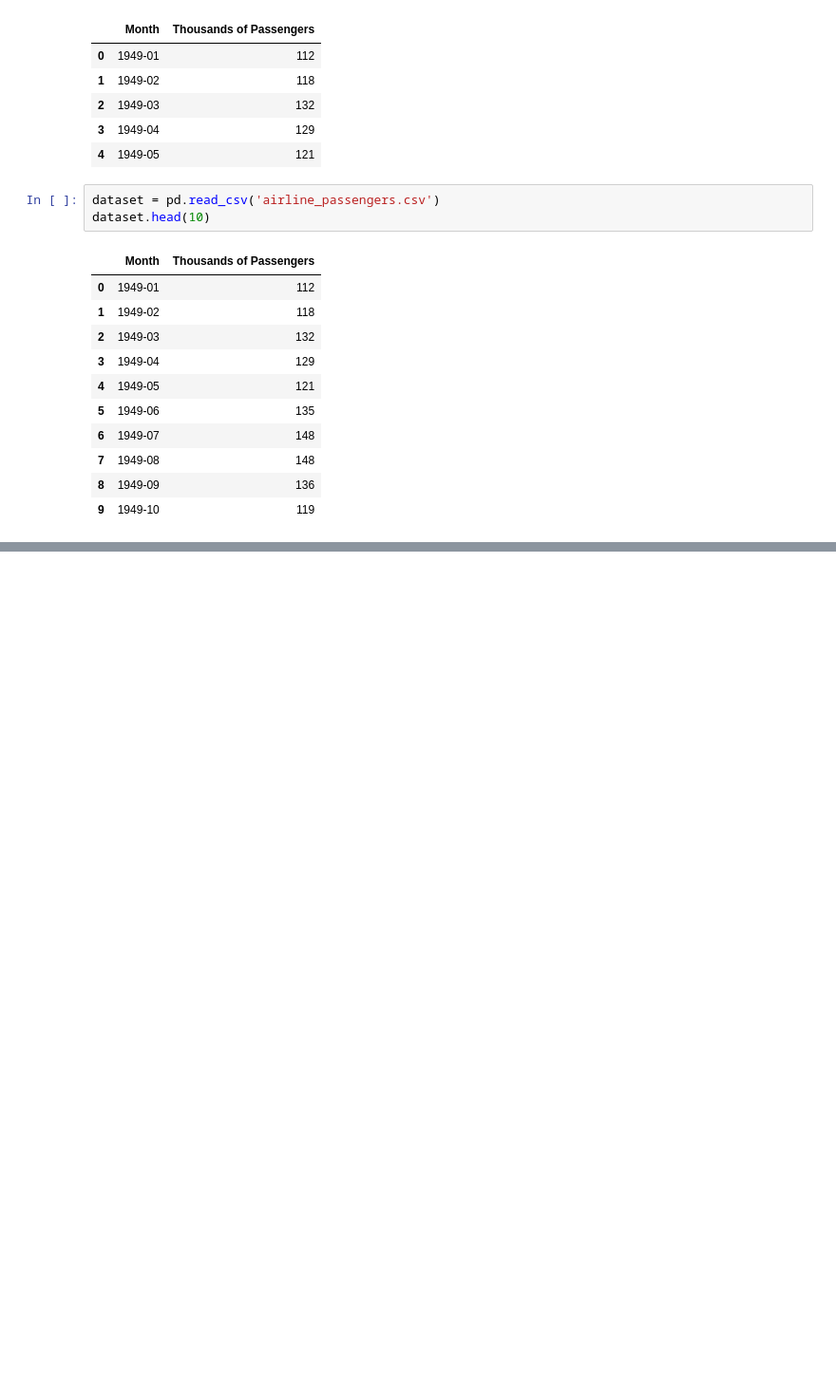
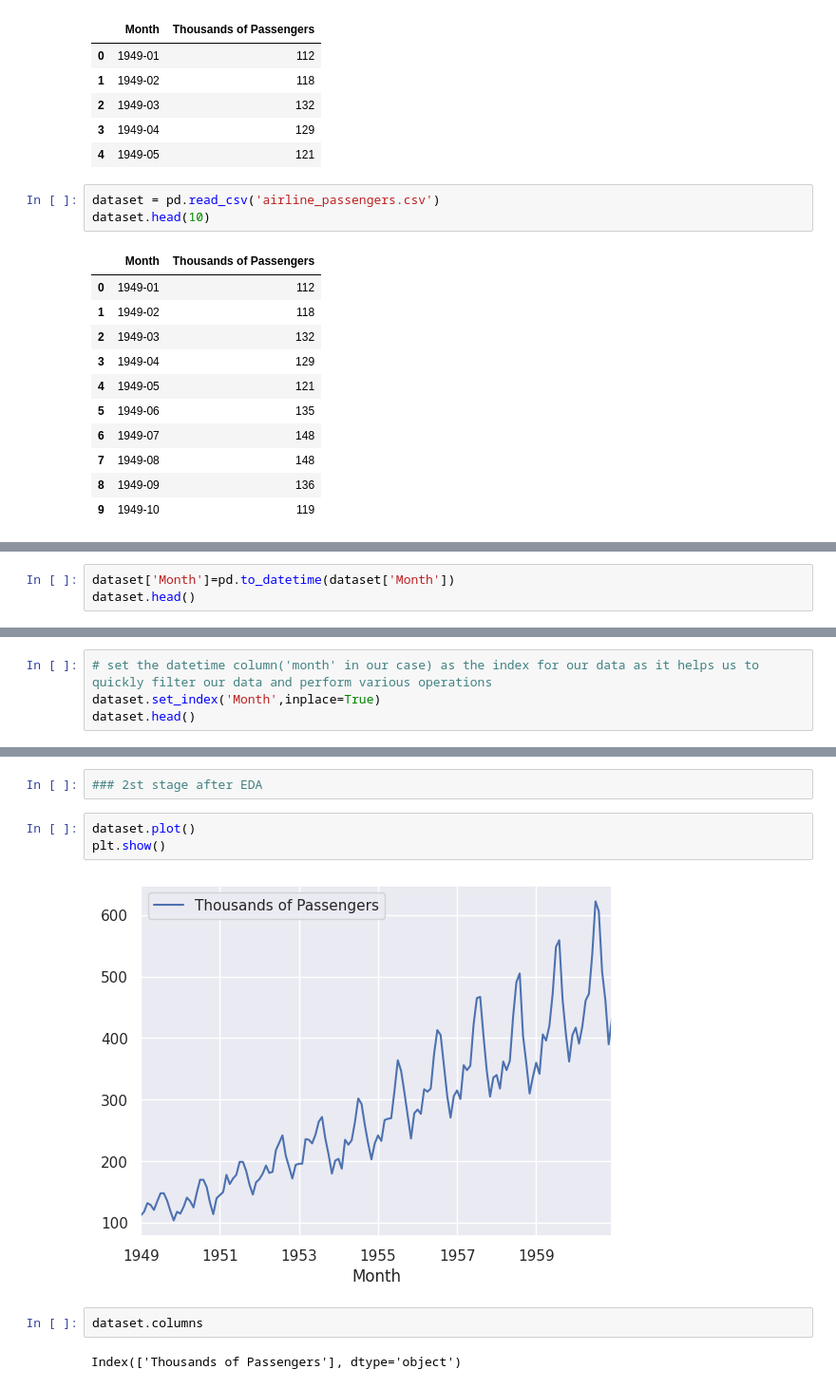
Before and after one commit to KOWSALYAAARU/test_app, a Jupyter notebook: time_series_forecasting_casestudy_1.ipynb, the cells around one changed output, grey strips where cells are left out. Shown at 95% size. Cells and saved outputs as stored; diff of their text form; blank space fills up the shorter version.

```diff
--- a/time_series_forecasting_casestudy_1.ipynb
+++ b/time_series_forecasting_casestudy_1.ipynb
@@ -42,0 +66,3 @@ dataset.head(10)
+# %%
+dataset['Month']=pd.to_datetime(dataset['Month'])
+dataset.head()
@@ -42,0 +88,4 @@ dataset.head(10)
+# %%
+# set the datetime column('month' in our case) as the index for our data as it helps us to quickly filter our data and perform various operations
+dataset.set_index('Month',inplace=True)
+dataset.head()
@@ -42,0 +100,11 @@ dataset.head(10)
+# %%
+### 2st stage after EDA
+# %%
+dataset.plot()
+plt.show()
+# %% [output]
+[figure, added]
+# %%
+dataset.columns
+# %% [output]
+Index(['Thousands of Passengers'], dtype='object')
```
Also changed, not shown: parts of 7 cells of this notebook.
